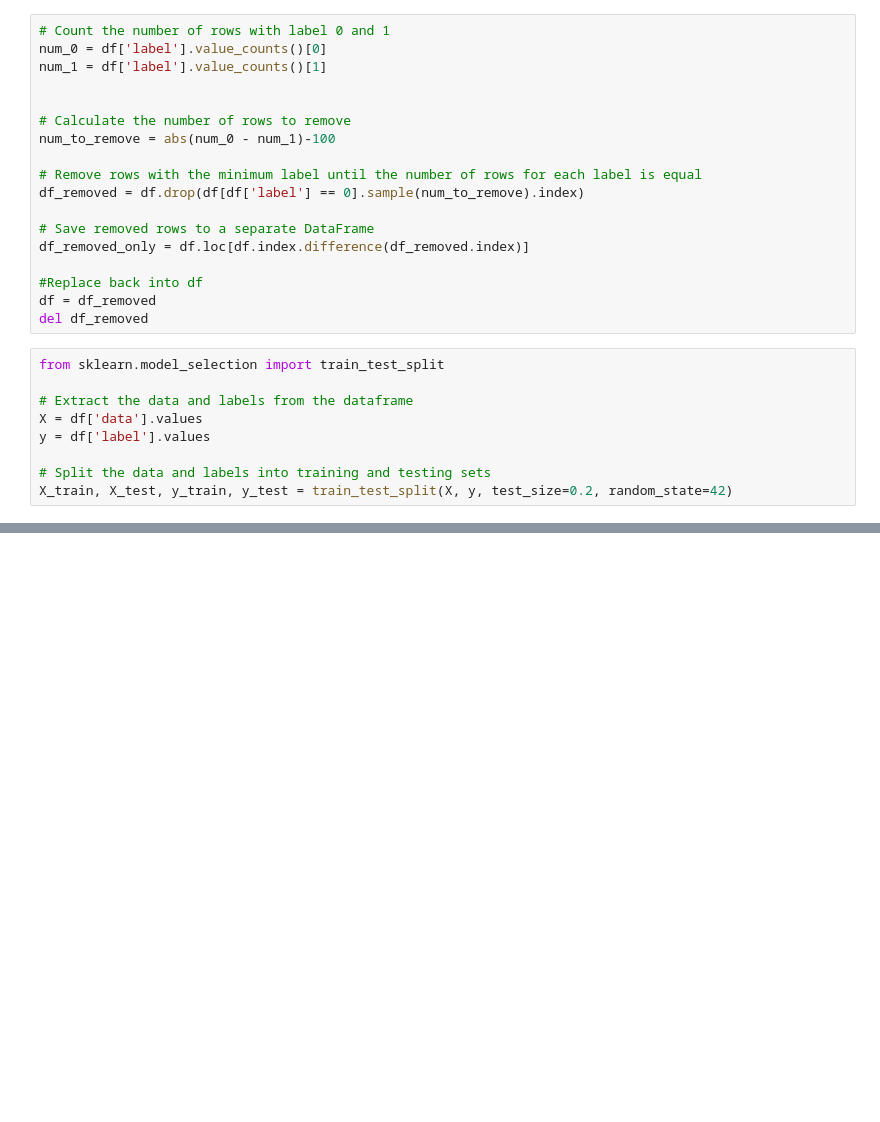
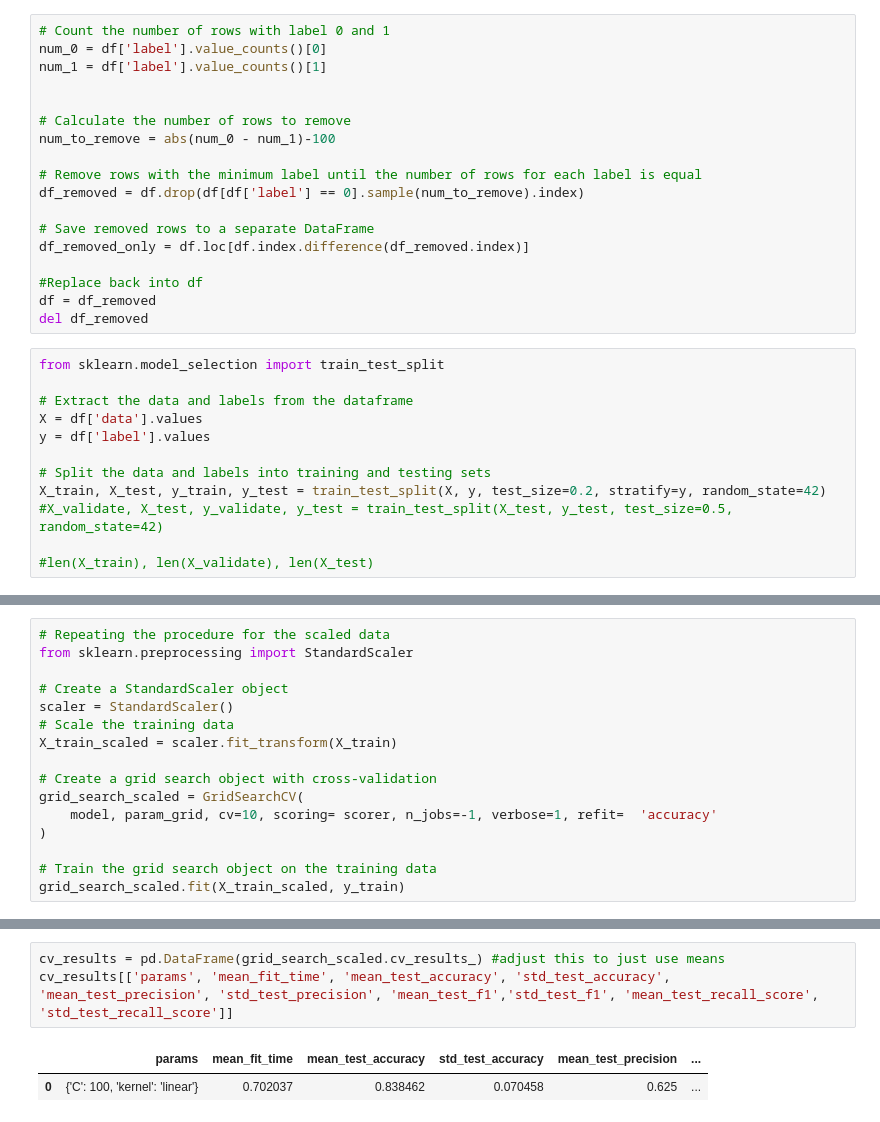
Before and after one commit to SalimAlkharsa/360_final, a Jupyter notebook: undersample_svm.ipynb, the cells around one changed output, grey strips where cells are left out. Drawn from its saved outputs; the diff is of its cells as text; blank space fills up the shorter version.

```diff
--- a/undersample_svm.ipynb
+++ b/undersample_svm.ipynb
@@ -63,7 +57,10 @@ X = df['data'].values
 y = df['label'].values
 
 # Split the data and labels into training and testing sets
-X_train, X_test, y_train, y_test = train_test_split(X, y, test_size=0.2, random_state=42)
+X_train, X_test, y_train, y_test = train_test_split(X, y, test_size=0.2, stratify=y, random_state=42)
+#X_validate, X_test, y_validate, y_test = train_test_split(X_test, y_test, test_size=0.5, random_state=42)
+
+#len(X_train), len(X_validate), len(X_test)
 # %%
 # Reshape X_train and X_test to have shape (num_samples, num_features)
 X_train = np.array([np.array(x).reshape(-1) for x in X_train])
@@ -84,0 +124,16 @@ Accuracy: 0.9117647058823529
+# %%
+# Repeating the procedure for the scaled data
+from sklearn.preprocessing import StandardScaler
+
+# Create a StandardScaler object
+scaler = StandardScaler()
+# Scale the training data
+X_train_scaled = scaler.fit_transform(X_train)
+
+# Create a grid search object with cross-validation
+grid_search_scaled = GridSearchCV(
+    model, param_grid, cv=10, scoring= scorer, n_jobs=-1, verbose=1, refit=  'accuracy'
+)
+
+# Train the grid search object on the training data
+grid_search_scaled.fit(X_train_scaled, y_train)
@@ -84,0 +149,6 @@ Accuracy: 0.9117647058823529
+# %%
+cv_results = pd.DataFrame(grid_search_scaled.cv_results_) #adjust this to just use means
+cv_results[['params', 'mean_fit_time', 'mean_test_accuracy', 'std_test_accuracy', 'mean_test_precision', 'std_test_precision', 'mean_test_f1','std_test_f1', 'mean_test_recall_score', 'std_test_recall_score']]
+# %% [output]
+|  | params | mean_fit_time | mean_test_accuracy | std_test_accuracy | mean_test_precision | ... |
+| 0 | {'C': 100, 'kernel': 'linear'} | 0.702037 | 0.838462 | 0.070458 | 0.625 | ... |
```
Also changed, not shown: parts of 22 cells of this notebook, 2 other files.
